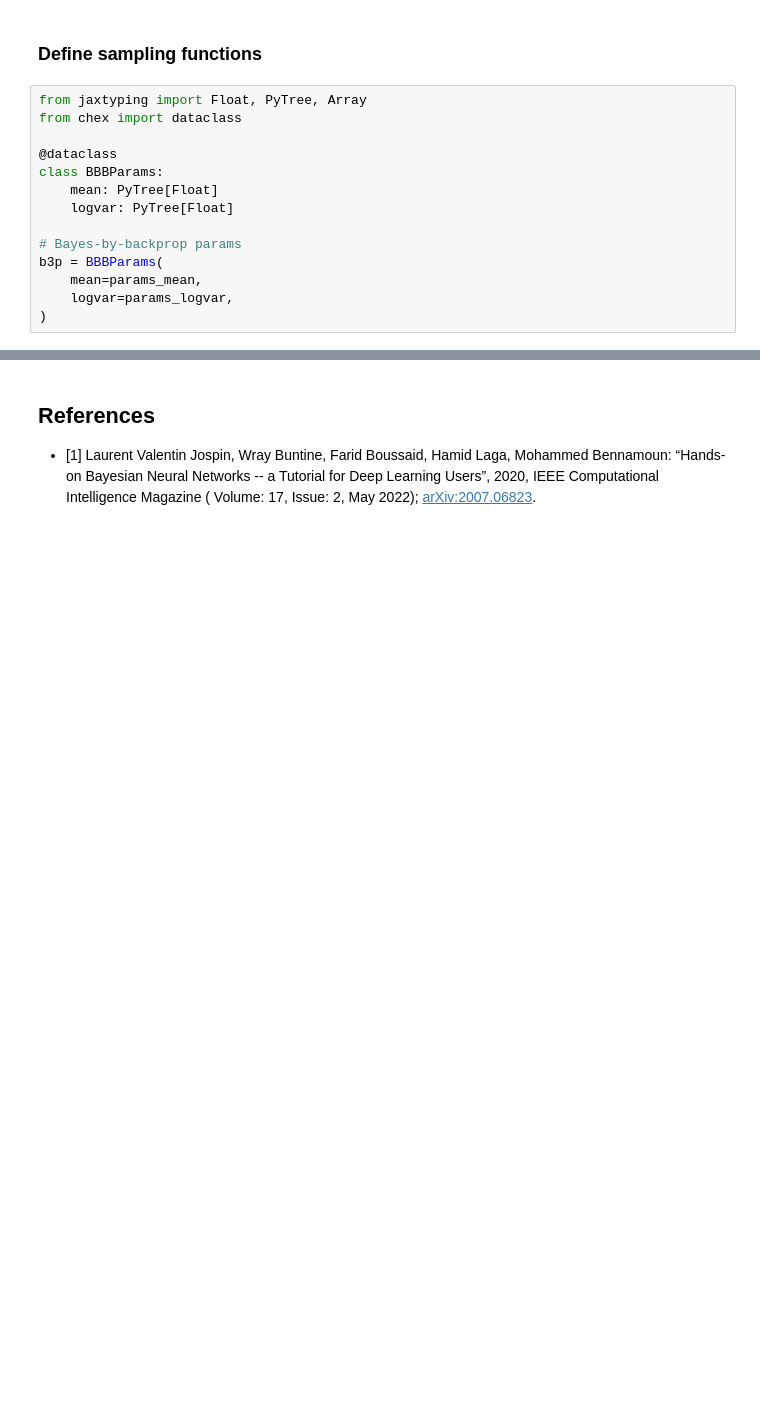
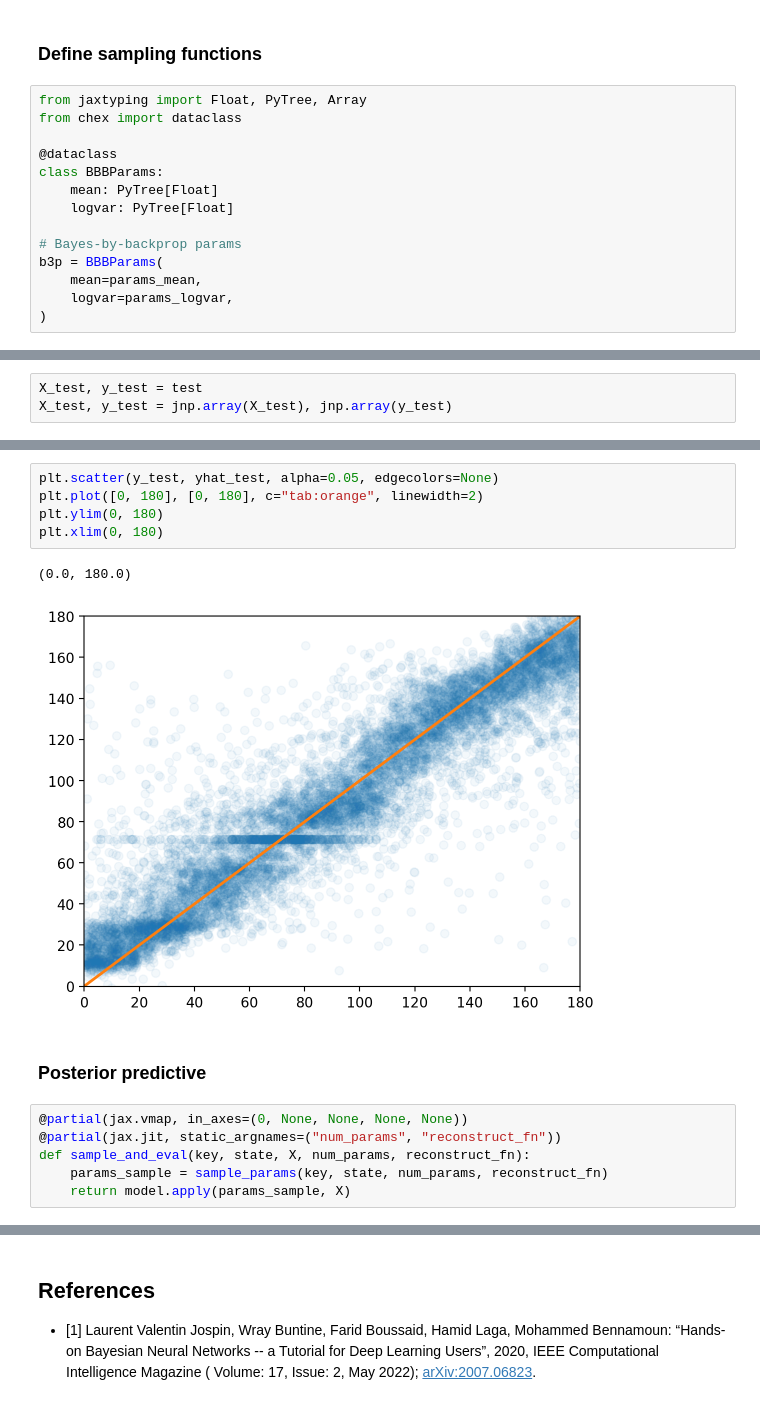
Before and after one commit to gerdm/bayes, a Jupyter notebook: bayes-by-backprop.ipynb, the cells around one changed output, grey strips where cells are left out. Cells and saved outputs as stored; diff of their text form; blank space fills up the shorter version.

```diff
--- a/bayes-by-backprop.ipynb
+++ b/bayes-by-backprop.ipynb
@@ -213,0 +222,3 @@ DeviceArray(56161204., dtype=float32)
+# %%
+X_test, y_test = test
+X_test, y_test = jnp.array(X_test), jnp.array(y_test)
@@ -213,0 +234,16 @@ DeviceArray(56161204., dtype=float32)
+# %%
+plt.scatter(y_test, yhat_test, alpha=0.05, edgecolors=None)
+plt.plot([0, 180], [0, 180], c="tab:orange", linewidth=2)
+plt.ylim(0, 180)
+plt.xlim(0, 180)
+# %% [output]
+(0.0, 180.0)
+[figure, added]
+# %% [markdown]
+### Posterior predictive
+# %%
+@partial(jax.vmap, in_axes=(0, None, None, None, None))
+@partial(jax.jit, static_argnames=("num_params", "reconstruct_fn"))
+def sample_and_eval(key, state, X, num_params, reconstruct_fn):
+    params_sample = sample_params(key, state, num_params, reconstruct_fn)
+    return model.apply(params_sample, X)
```
Also changed, not shown: parts of 25 cells of this notebook.
